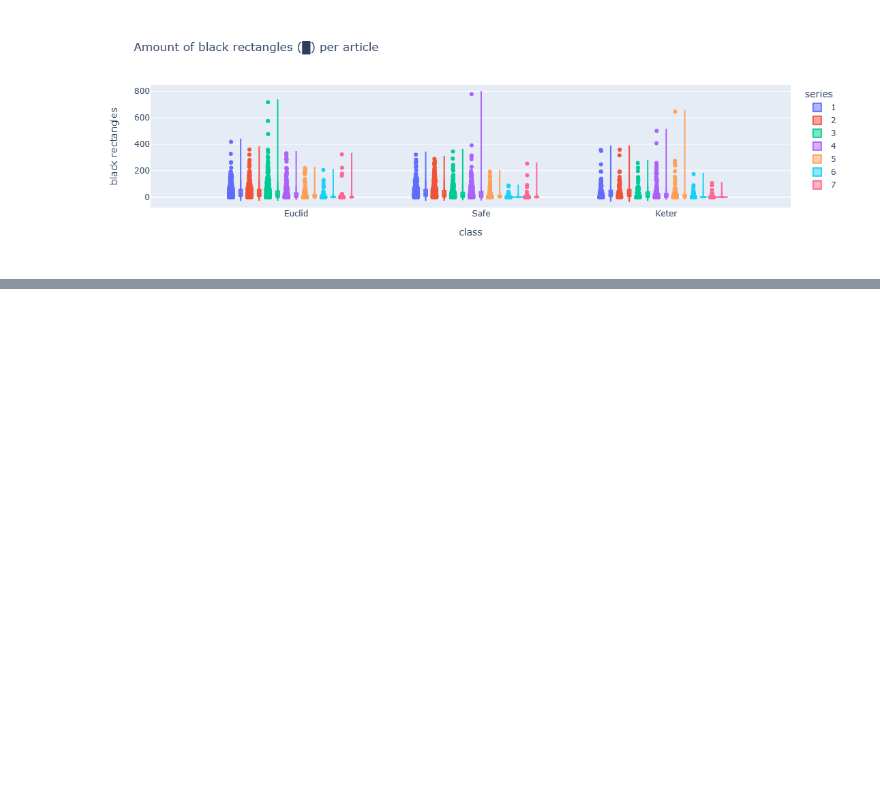
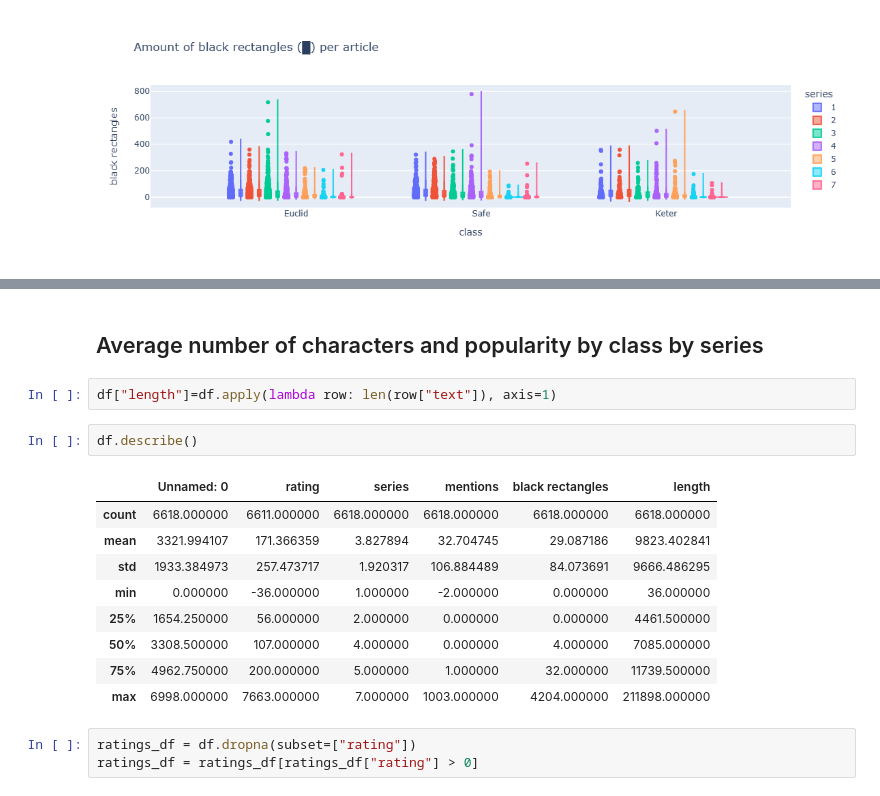
Before and after one commit to AGasconAfriat/scp_data-analysis, a Jupyter notebook: visualizations.ipynb, the cells around one changed output, grey strips where cells are left out. Cells and saved outputs as stored; diff of their text form; blank space fills up the shorter version.

```diff
--- a/visualizations.ipynb
+++ b/visualizations.ipynb
@@ -91,0 +86,19 @@ Index(['Unnamed: 0', 'code', 'title', 'text', 'image captions', 'rating',
+# %% [markdown]
+## Average number of characters and popularity by class by series
+# %%
+df["length"]=df.apply(lambda row: len(row["text"]), axis=1)
+# %%
+df.describe()
+# %% [output]
+|  | Unnamed: 0 | rating | series | mentions | black rectangles | length |
+| count | 6618.000000 | 6611.000000 | 6618.000000 | 6618.000000 | 6618.000000 | 6618.000000 |
+| mean | 3321.994107 | 171.366359 | 3.827894 | 32.704745 | 29.087186 | 9823.402841 |
+| std | 1933.384973 | 257.473717 | 1.920317 | 106.884489 | 84.073691 | 9666.486295 |
+| min | 0.000000 | -36.000000 | 1.000000 | -2.000000 | 0.000000 | 36.000000 |
+| 25% | 1654.250000 | 56.000000 | 2.000000 | 0.000000 | 0.000000 | 4461.500000 |
+| 50% | 3308.500000 | 107.000000 | 4.000000 | 0.000000 | 4.000000 | 7085.000000 |
+| 75% | 4962.750000 | 200.000000 | 5.000000 | 1.000000 | 32.000000 | 11739.500000 |
+| max | 6998.000000 | 7663.000000 | 7.000000 | 1003.000000 | 4204.000000 | 211898.000000 |
+# %%
+ratings_df = df.dropna(subset=["rating"])
+ratings_df = ratings_df[ratings_df["rating"] > 0]
```
Also changed, not shown: parts of 2 cells of this notebook.
